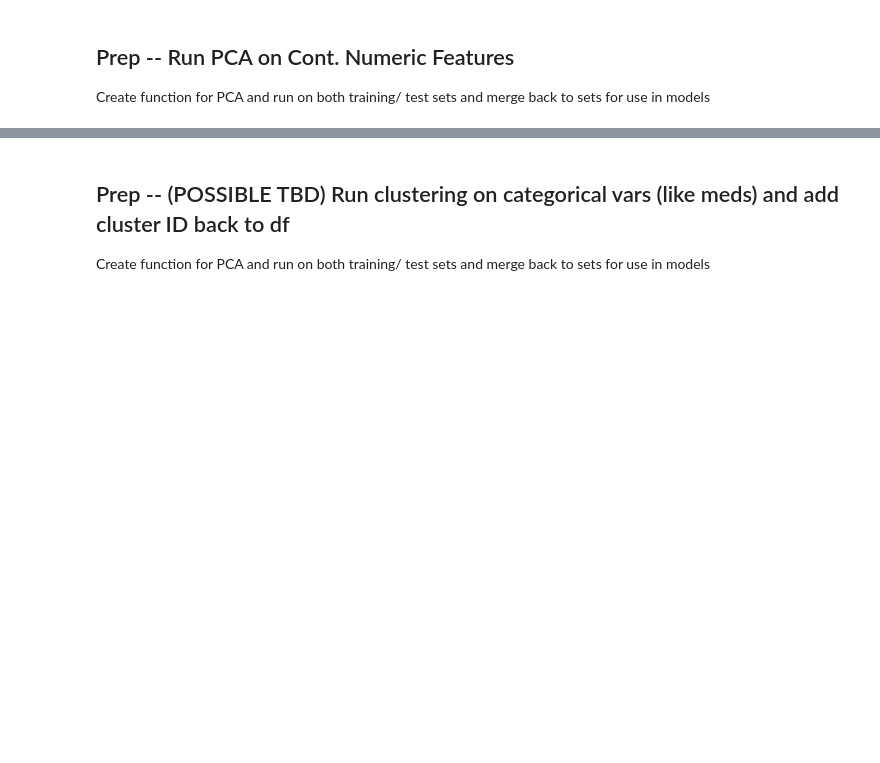
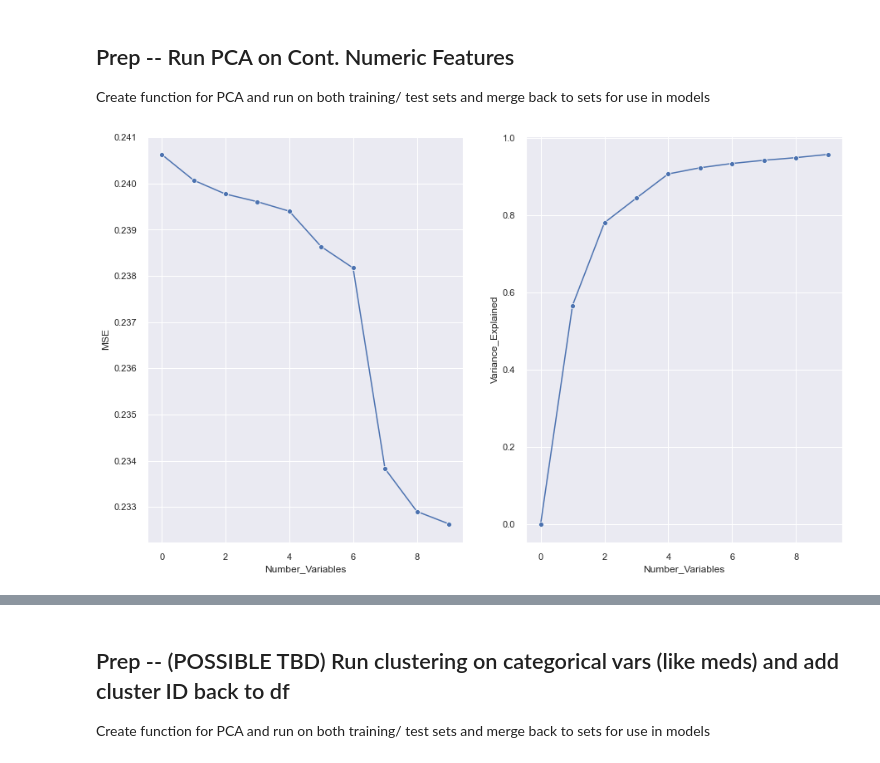
Before and after one commit to bcullinan32/ML_Course, a Jupyter notebook: Class-Data-Clean-Up.ipynb, the cells around one changed output, grey strips where cells are left out. Cells and saved outputs as stored; diff of their text form; code cells hidden in the pictures; blank space fills up the shorter version.

```diff
--- a/Class-Data-Clean-Up.ipynb
+++ b/Class-Data-Clean-Up.ipynb
@@ -547,0 +580,12 @@ Create function for PCA and run on both training/ test sets and merge back to se
+# %%
+# PCA Pre-Run on Complete Dataframe to Identify right Hyperparams
+df = tempModelingDF
+PCA_relevant_features = ['age_10yrStart','time_in_hospital','num_lab_procedures','num_procedures',
+                    'num_medications','number_outpatient','number_emergency','number_inpatient',
+                    'number_diagnoses','num_of_meds']
+PCA_ResponseVar = 'readmitted'
+
+PCA_PreProcess_Elbow(df,PCA_relevant_features,PCA_ResponseVar)
+plt.show()
+# %% [output]
+[figure, added]
```
Also changed, not shown: parts of 33 cells of this notebook.
